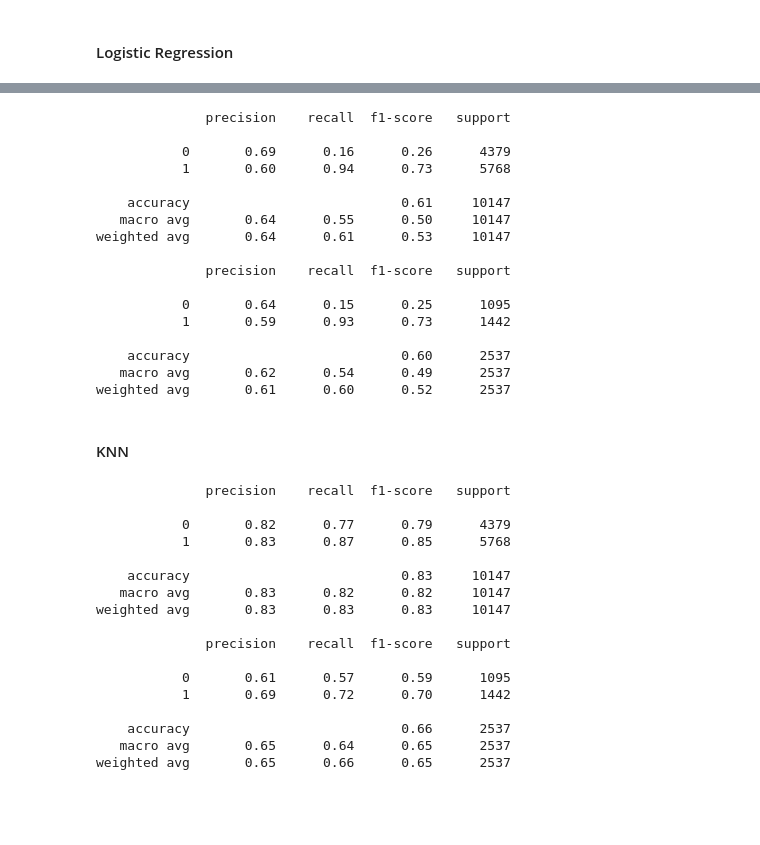
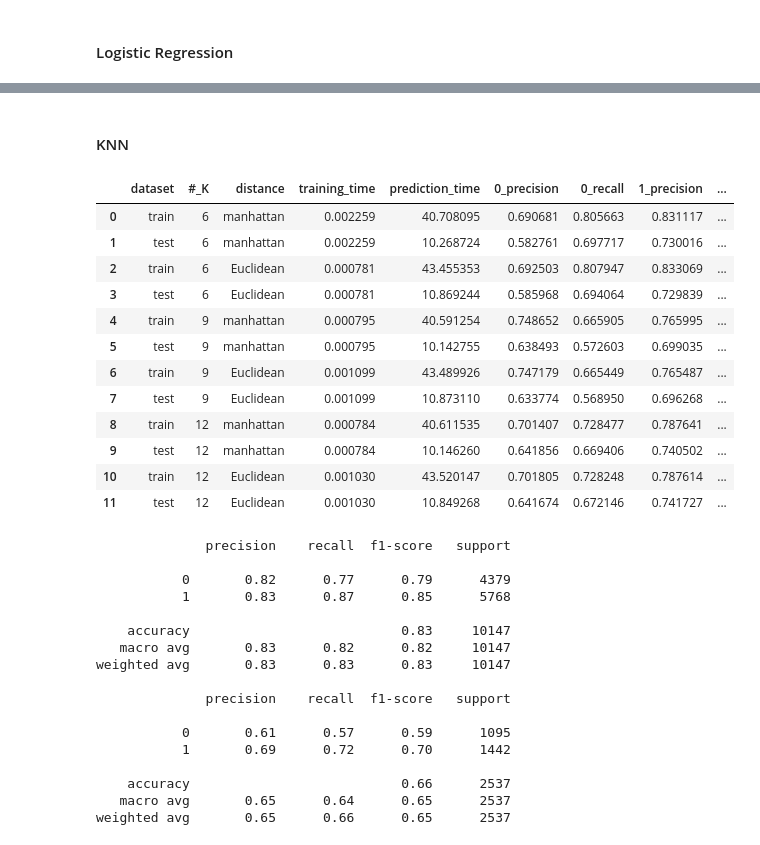
Before and after one commit to TomTomoki/In-vehicle-couple-recommendation, a Jupyter notebook: ProjectReport.ipynb, the cells around one changed output, grey strips where cells are left out. Drawn from its saved outputs; the diff is of its cells as text; code cells hidden in the pictures; blank space fills up the shorter version.

Commit message:
Update notebook - Trained models without feature selection

```diff
--- a/ProjectReport.ipynb
+++ b/ProjectReport.ipynb
@@ -449,7 +458,7 @@ print(classification_report(y_train, y_hat))
 # %% [markdown]
 #### AdaBoost
 # %%
-n_clf = [100 200, 300]
+n_clf = [100, 300, 500, 700, 1000]
 results = []
 
 y_train_ = y_train.copy()
@@ -519,8 +542,0 @@ ab_model.fit(x_train.to_numpy(), y_train_)
-# %%
-y_hat = ab_model.predict(x_train.to_numpy())
-y_hat[y_hat == -1] = 0
-print(classification_report(y_train, y_hat))
-
-y_hat = ab_model.predict(x_test.to_numpy())
-y_hat[y_hat == -1] = 0
-print(classification_report(y_test, y_hat))
@@ -607,33 +611,3 @@ pd.DataFrame(results, columns=report_columns)
-# %%
-x_train_ = pd.get_dummies(x_train)
-x_test_ = pd.get_dummies(x_test)
-
-lg_model = LogisticRegression(lr=0.01)
-lg_model.fit(x_train_, y_train)
-# %%
-y_hat = lg_model.predict(x_train_)
-print(classification_report(y_train, y_hat))
-
-y_hat = lg_model.predict(x_test_)
-print(classification_report(y_test, y_hat))
-# %% [output]
-              precision    recall  f1-score   support
-
-           0       0.69      0.16      0.26      4379
-           1       0.60      0.94      0.73      5768
-
-    accuracy                           0.61     10147
-   macro avg       0.64      0.55      0.50     10147
-weighted avg       0.64      0.61      0.53     10147
-
-              precision    recall  f1-score   support
-
-           0       0.64      0.15      0.25      1095
-           1       0.59      0.93      0.73      1442
-
-    accuracy                           0.60      2537
-   macro avg       0.62      0.54      0.49      2537
-weighted avg       0.61      0.60      0.52      2537
 # %% [markdown]
 #### KNN
 # %%
@@ -678,36 +652,50 @@ for k in n_K:
 
         t0 = time.time()
         y_hat = knn_model.predict(x_test_)
         prediction_time = time.time()-t0
 
         report = classification_report(y_test, y_hat, output_dict=True)
 
         test_result = []
         test_result.append('test')
-        train_result.append(k)
+        test_result.append(k)
 
         if p == 1:
-            train_result.append("manhattan")
+            test_result.append("manhattan")
         else:
-            train_result.append("Euclidean")
+            test_result.append("Euclidean")
 
         test_result.append(train_time)
         test_result.append(prediction_time)
         test_result.append(report['0']['precision'])
         test_result.append(report['0']['recall'])
         test_result.append(report['1']['precision'])
         test_result.append(report['1']['recall'])
         test_result.append(report['accuracy'])
         test_result.append(report['weighted avg']['precision'])
         test_result.append(report['weighted avg']['recall'])
 
         results.append(train_result)
         results.append(test_result)
 
 report_columns = ['dataset', '#_K', 'distance', 'training_time', 'prediction_time', '0_precision', '0_recall', '1_precision', '1_recall', 'accuracy',
                     'weighted_avg_precision', 'weighted_avg_recall']
 
 pd.DataFrame(results, columns=report_columns)
+# %% [output]
+|  | dataset | #_K | distance | training_time | prediction_time | 0_precision | 0_recall | 1_precision | ... |
+| 0 | train | 6 | manhattan | 0.002259 | 40.708095 | 0.690681 | 0.805663 | 0.831117 | ... |
+| 1 | test | 6 | manhattan | 0.002259 | 10.268724 | 0.582761 | 0.697717 | 0.730016 | ... |
+| 2 | train | 6 | Euclidean | 0.000781 | 43.455353 | 0.692503 | 0.807947 | 0.833069 | ... |
+| 3 | test | 6 | Euclidean | 0.000781 | 10.869244 | 0.585968 | 0.694064 | 0.729839 | ... |
+| 4 | train | 9 | manhattan | 0.000795 | 40.591254 | 0.748652 | 0.665905 | 0.765995 | ... |
+| 5 | test | 9 | manhattan | 0.000795 | 10.142755 | 0.638493 | 0.572603 | 0.699035 | ... |
+| 6 | train | 9 | Euclidean | 0.001099 | 43.489926 | 0.747179 | 0.665449 | 0.765487 | ... |
+| 7 | test | 9 | Euclidean | 0.001099 | 10.873110 | 0.633774 | 0.568950 | 0.696268 | ... |
+| 8 | train | 12 | manhattan | 0.000784 | 40.611535 | 0.701407 | 0.728477 | 0.787641 | ... |
+| 9 | test | 12 | manhattan | 0.000784 | 10.146260 | 0.641856 | 0.669406 | 0.740502 | ... |
+| 10 | train | 12 | Euclidean | 0.001030 | 43.520147 | 0.701805 | 0.728248 | 0.787614 | ... |
+| 11 | test | 12 | Euclidean | 0.001030 | 10.849268 | 0.641674 | 0.672146 | 0.741727 | ... |
 # %%
 knn_model = KNNClassifier(K=3, metric='minkowski', p=2)
 knn_model.fit(x_train_, y_train)
```
Also changed, not shown: parts of 7 cells of this notebook.
